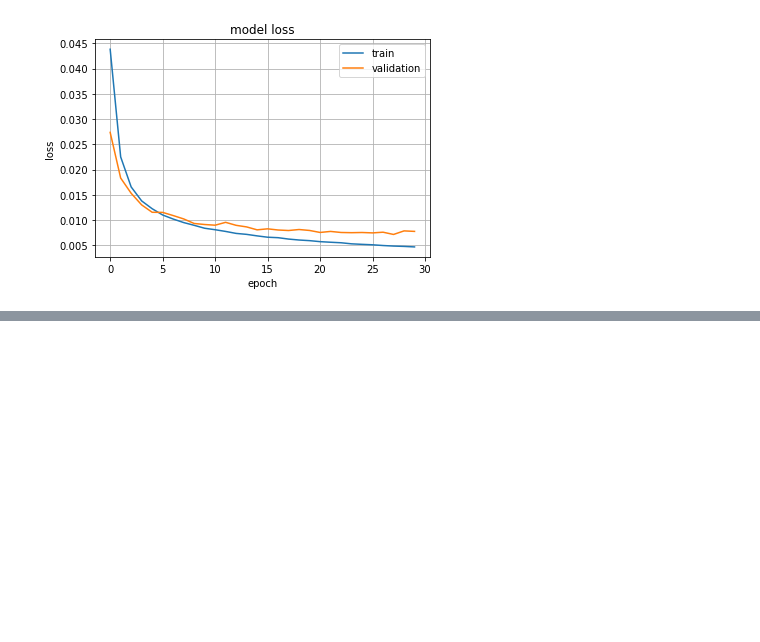
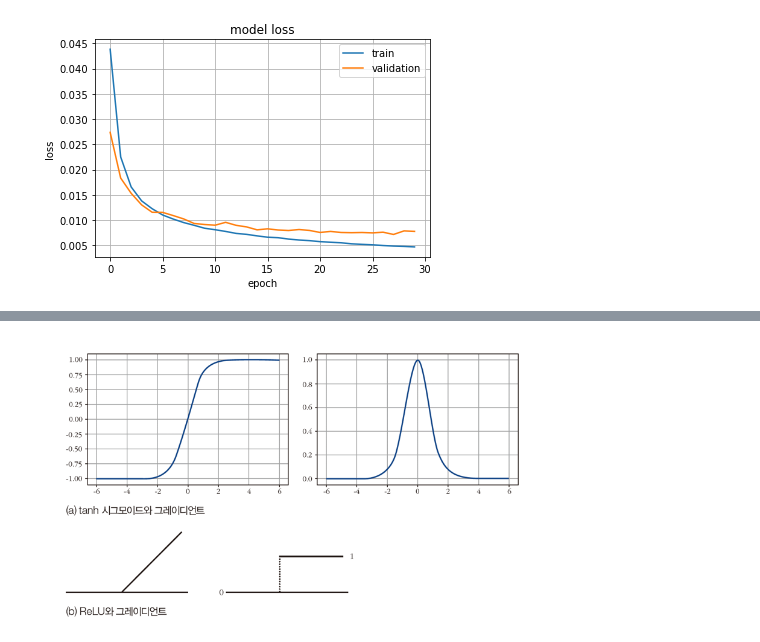
Before and after one commit to bigdataleeky/python, a Jupyter notebook: 20220420/20220420.ipynb, the cells around one changed output, grey strips where cells are left out. Cells and saved outputs as stored; diff of their text form; code cells hidden in the pictures; blank space fills up the shorter version.

```diff
--- a/20220420/20220420.ipynb
+++ b/20220420/20220420.ipynb
@@ -533,0 +582,9 @@ res
+# %%
+# 프로그램적으로는
+# ReLU 함수를 사용하여 해결
+  # Tanh(s)  : 시그모이드 함수의 문제점
+    # s 가 클때 그레디언트가 0에 가까워짐(s=8이면 그레디언트값은 0.0000004501)
+#ReLU 는 s가 음수일때 그레디언트0 양수일때는 1
+Image("https://raw.githubusercontent.com/bigdataleeky/python/main/image/40.PNG", width=500)
+# %% [output]
+[figure, added]
```
Also changed, not shown: parts of 48 cells of this notebook.
